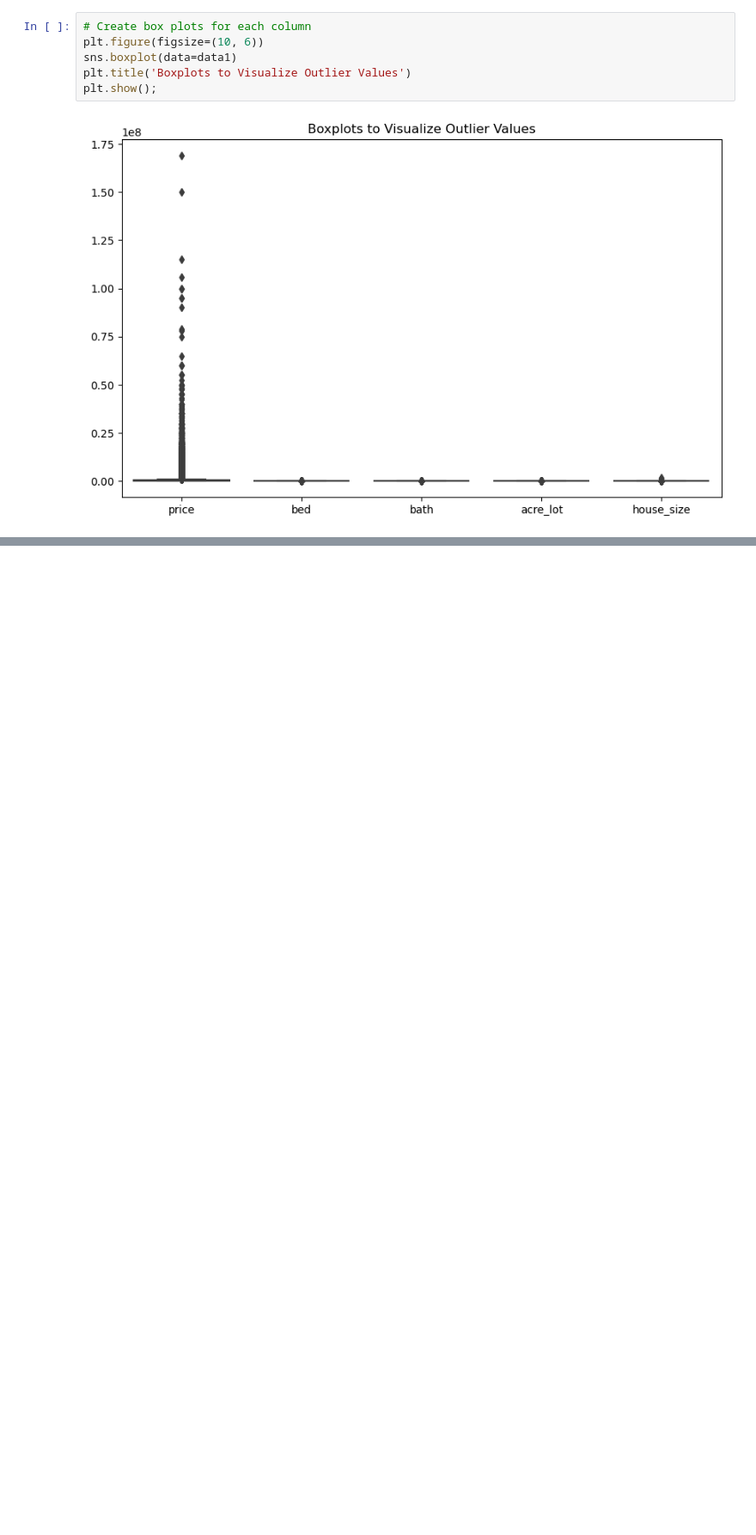
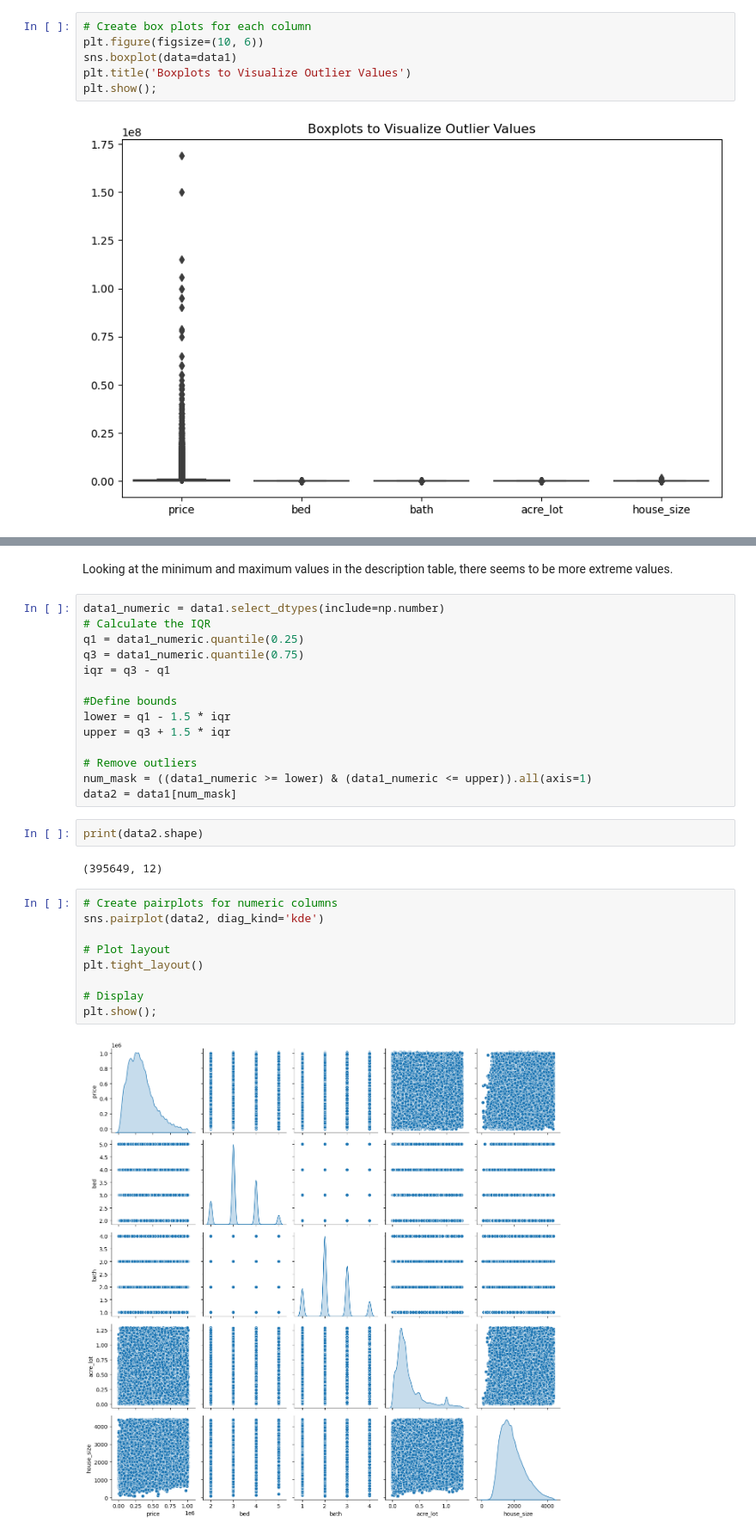
Before and after one commit to PM696/SpringboardBootCamp_DataScience, a Jupyter notebook: Capstone_Two_Data_Wrangling-main/EDA_Price_prediction_CapstoneTwo.ipynb, the cells around one changed output, grey strips where cells are left out. Shown at 86% size. Saved outputs shown, nothing was run; the diff lists cells and outputs as text; blank space fills up the shorter version.

```diff
--- a/Capstone_Two_Data_Wrangling-main/EDA_Price_prediction_CapstoneTwo.ipynb
+++ b/Capstone_Two_Data_Wrangling-main/EDA_Price_prediction_CapstoneTwo.ipynb
@@ -144,0 +142,31 @@ plt.show();
+# %% [markdown]
+Looking at the minimum and maximum values in the description table, there seems to be more extreme values.
+# %%
+data1_numeric = data1.select_dtypes(include=np.number)
+# Calculate the IQR
+q1 = data1_numeric.quantile(0.25)
+q3 = data1_numeric.quantile(0.75)
+iqr = q3 - q1
+
+#Define bounds
+lower = q1 - 1.5 * iqr
+upper = q3 + 1.5 * iqr
+
+# Remove outliers
+num_mask = ((data1_numeric >= lower) & (data1_numeric <= upper)).all(axis=1)
+data2 = data1[num_mask]
+# %%
+print(data2.shape)
+# %% [output]
+(395649, 12)
+# %%
+# Create pairplots for numeric columns
+sns.pairplot(data2, diag_kind='kde')
+
+# Plot layout
+plt.tight_layout()
+
+# Display
+plt.show();
+# %% [output]
+[figure, added]
```
Also changed, not shown: parts of 2 cells of this notebook.
